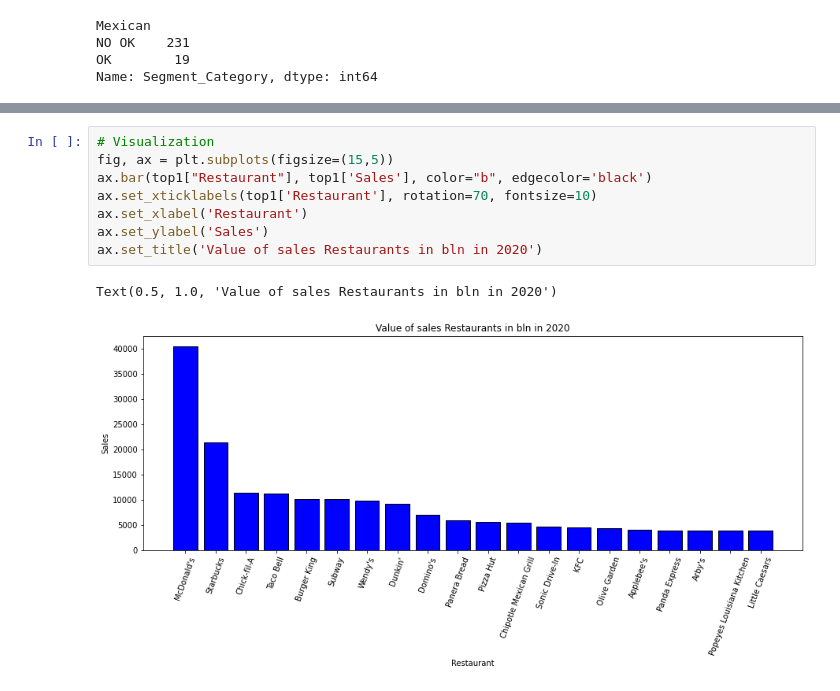
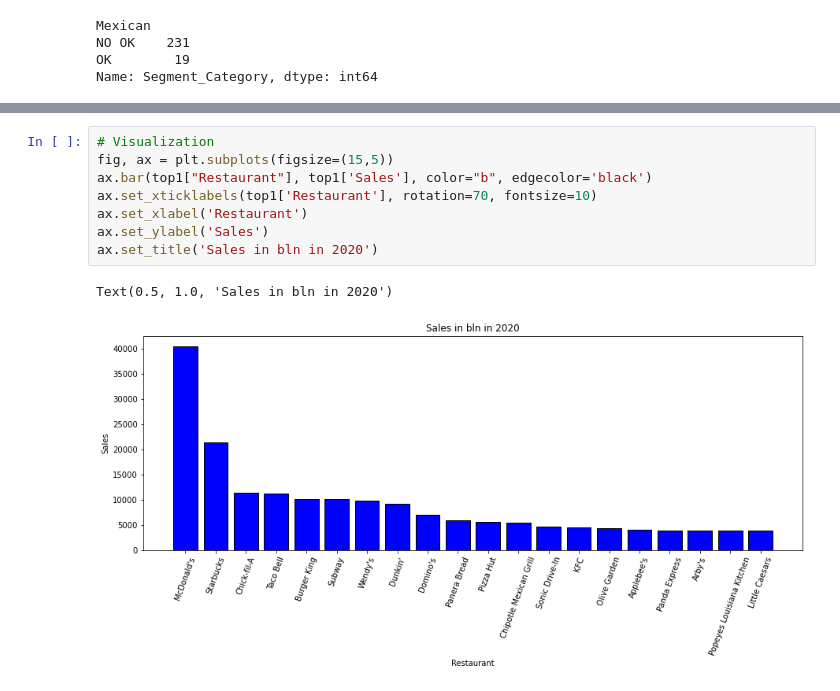
Before and after one commit to lukaszplatos/DataIntro, a Jupyter notebook: MyProject.ipynb, the cells around one changed output, grey strips where cells are left out. Cells and saved outputs as stored; diff of their text form.

```diff
--- a/MyProject.ipynb
+++ b/MyProject.ipynb
@@ -380,14 +380,14 @@ top.head(20)
 # %%
 # Visualization
 fig, ax = plt.subplots(figsize=(15,5))
 ax.bar(top1["Restaurant"], top1['Sales'], color="b", edgecolor='black')
 ax.set_xticklabels(top1['Restaurant'], rotation=70, fontsize=10)
 ax.set_xlabel('Restaurant')
 ax.set_ylabel('Sales')
-ax.set_title('Value of sales Restaurants in bln in 2020')
+ax.set_title('Sales in bln in 2020')
 # %% [output]
-Text(0.5, 1.0, 'Value of sales Restaurants in bln in 2020')
+Text(0.5, 1.0, 'Sales in bln in 2020')
-[figure, old version]
+[figure, new version]
 # %%
 fig, ax = plt.subplots(figsize=(13,7))
 ax.bar(top1["Restaurant"], top1['Units'], color="g", edgecolor='black')
```
Also changed, not shown: parts of 5 cells of this notebook.
